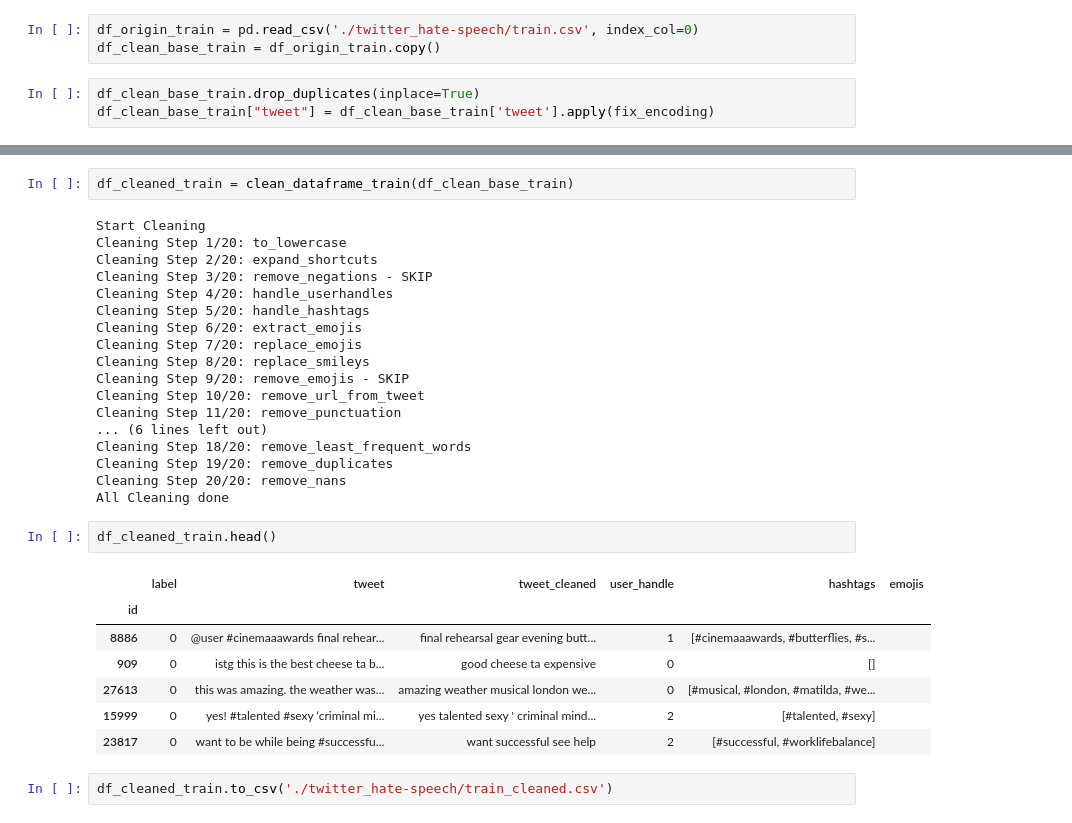
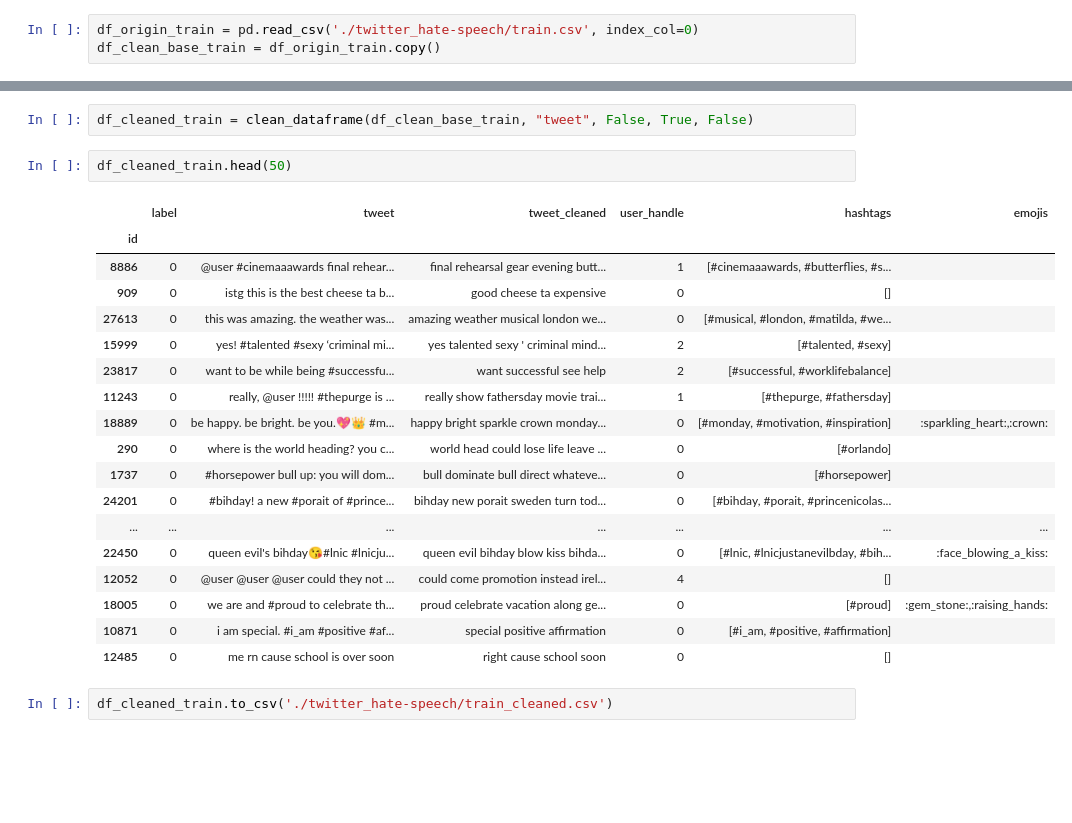
Before and after one commit to netGed/WebScience24, a Jupyter notebook: data/data-splitting-and-preprocessing.ipynb, the cells around one changed output, grey strips where cells are left out. Drawn from its saved outputs; the diff is of its cells as text; blank space fills up the shorter version.

```diff
--- a/data/data-splitting-and-preprocessing.ipynb
+++ b/data/data-splitting-and-preprocessing.ipynb
@@ -81,6 +76,3 @@ es werden alle implementierten Cleaning und Preprocessing Schritte ausgeführt A
 # %%
 df_origin_train = pd.read_csv('./twitter_hate-speech/train.csv', index_col=0)
 df_clean_base_train = df_origin_train.copy()
-# %%
-df_clean_base_train.drop_duplicates(inplace=True)
-df_clean_base_train["tweet"] = df_clean_base_train['tweet'].apply(fix_encoding)
@@ -178,33 +79,26 @@ def clean_dataframe_train(base_df):
-# %%
-df_cleaned_train = clean_dataframe_train(df_clean_base_train)
-# %% [output]
-Start Cleaning
-Cleaning Step 1/20: to_lowercase
-Cleaning Step 2/20: expand_shortcuts
-Cleaning Step 3/20: remove_negations - SKIP
-Cleaning Step 4/20: handle_userhandles
-Cleaning Step 5/20: handle_hashtags
-Cleaning Step 6/20: extract_emojis
-Cleaning Step 7/20: replace_emojis
-Cleaning Step 8/20: replace_smileys
-Cleaning Step 9/20: remove_emojis - SKIP
-Cleaning Step 10/20: remove_url_from_tweet
-Cleaning Step 11/20: remove_punctuation
-... (6 lines left out)
-Cleaning Step 18/20: remove_least_frequent_words
-Cleaning Step 19/20: remove_duplicates
-Cleaning Step 20/20: remove_nans
-All Cleaning done
+# %%
+df_cleaned_train = clean_dataframe(df_clean_base_train, "tweet", False, True, False)
 # %%
-df_cleaned_train.head()
+df_cleaned_train.head(50)
 # %% [output]
 |  | label | tweet | tweet_cleaned | user_handle | hashtags | emojis |
 | id |  |  |  |  |  |  |
 | 8886 | 0 | @user #cinemaaawards final rehear... | final rehearsal gear evening butt... | 1 | [#cinemaaawards, #butterflies, #s... |  |
 | 909 | 0 | istg this is the best cheese ta b... | good cheese ta expensive | 0 | [] |  |
 | 27613 | 0 | this was amazing. the weather was... | amazing weather musical london we... | 0 | [#musical, #london, #matilda, #we... |  |
 | 15999 | 0 | yes! #talented #sexy ‘criminal mi... | yes talented sexy ' criminal mind... | 2 | [#talented, #sexy] |  |
 | 23817 | 0 | want to be while being #successfu... | want successful see help | 2 | [#successful, #worklifebalance] |  |
+| 11243 | 0 | really, @user !!!!! #thepurge is ... | really show fathersday movie trai... | 1 | [#thepurge, #fathersday] |  |
+| 18889 | 0 | be happy. be bright. be you.💖👑 #m... | happy bright sparkle crown monday... | 0 | [#monday, #motivation, #inspiration] | :sparkling_heart:,:crown: |
+| 290 | 0 | where is the world heading? you c... | world head could lose life leave ... | 0 | [#orlando] |  |
+| 1737 | 0 | #horsepower bull up: you will dom... | bull dominate bull direct whateve... | 0 | [#horsepower] |  |
+| 24201 | 0 | #bihday! a new #porait of #prince... | bihday new porait sweden turn tod... | 0 | [#bihday, #porait, #princenicolas... |  |
+| ... | ... | ... | ... | ... | ... | ... |
+| 22450 | 0 | queen evil's bihday😘#lnic #lnicju... | queen evil bihday blow kiss bihda... | 0 | [#lnic, #lnicjustanevilbday, #bih... | :face_blowing_a_kiss: |
+| 12052 | 0 | @user @user @user could they not ... | could come promotion instead irel... | 4 | [] |  |
+| 18005 | 0 | we are and #proud to celebrate th... | proud celebrate vacation along ge... | 0 | [#proud] | :gem_stone:,:raising_hands: |
+| 10871 | 0 | i am special. #i_am #positive #af... | special positive affirmation | 0 | [#i_am, #positive, #affirmation] |  |
+| 12485 | 0 | me rn cause school is over soon | right cause school soon | 0 | [] |  |
 # %%
 df_cleaned_train.to_csv('./twitter_hate-speech/train_cleaned.csv')
 # %% [markdown]
```
Also changed, not shown: parts of 27 cells of this notebook, 4 other files.
